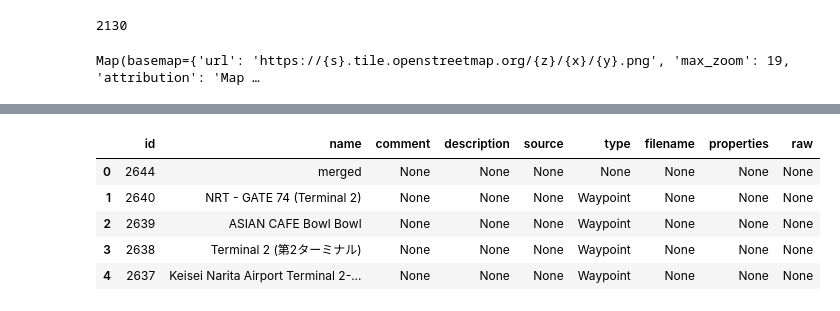
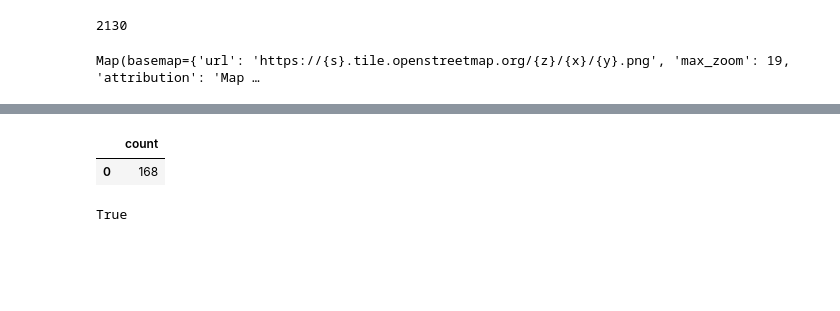
Before and after one commit to WanderingStar/gpx-cleanup, a Jupyter notebook: notebook/GeoJSON_ipyleaflet.ipynb, the cells around one changed output, grey strips where cells are left out. Drawn from its saved outputs; the diff is of its cells as text; code cells hidden in the pictures; blank space fills up the shorter version.

```diff
--- a/notebook/GeoJSON_ipyleaflet.ipynb
+++ b/notebook/GeoJSON_ipyleaflet.ipynb
@@ -277,14 +320,8 @@ display(pd.read_sql_query(query, engine))
 # %%
 query = """
-select * from track
-order by id desc
-limit 5
+select count(*) from point where track_id = 47
 """
 display(pd.read_sql_query(query, engine))
 # %% [output]
-|  | id | name | comment | description | source | type | filename | properties | raw |
-| 0 | 2644 | merged | None | None | None | None | None | None | None |
-| 1 | 2640 | NRT - GATE 74 (Terminal 2) | None | None | None | Waypoint | None | None | None |
-| 2 | 2639 | ASIAN CAFE Bowl Bowl | None | None | None | Waypoint | None | None | None |
-| 3 | 2638 | Terminal 2 (第2ターミナル) | None | None | None | Waypoint | None | None | None |
-| 4 | 2637 | Keisei Narita Airport Terminal 2-... | None | None | None | Waypoint | None | None | None |
+|  | count |
+| 0 | 168 |
@@ -291 +334,5 @@ display(pd.read_sql_query(query, engine))
+# %%
+tracks_identical(session, 2504, 2505)
+# %% [output]
+True
 # %%
```
Also changed, not shown: parts of 17 cells of this notebook, 6 other files.
